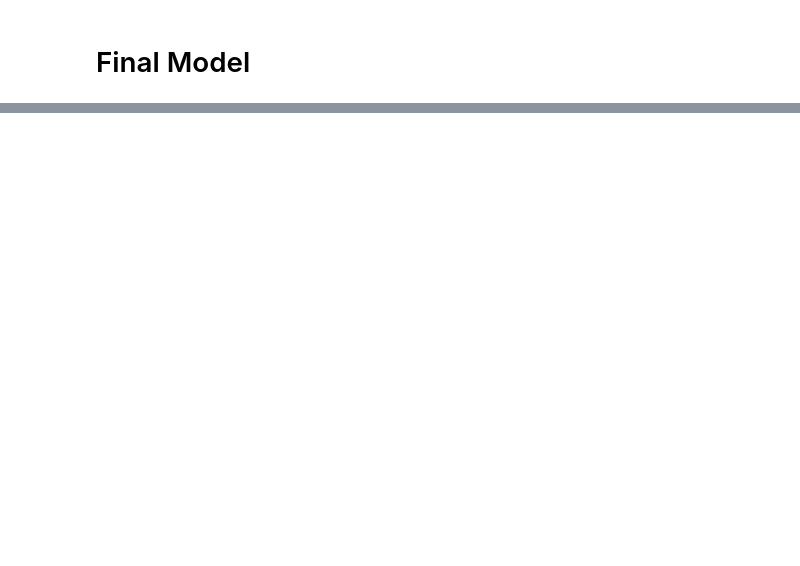
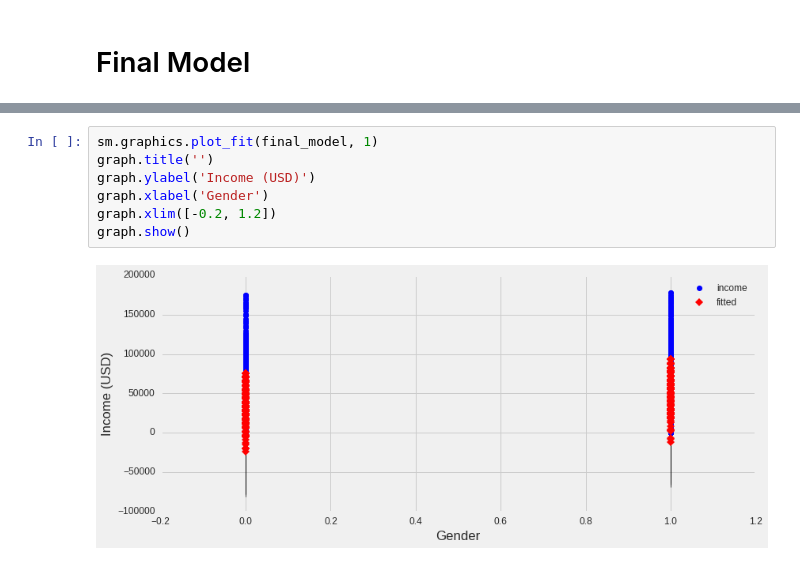
Before and after one commit to arose13/BiolStatsCourse, a Jupyter notebook: EducateR.ipynb, the cells around one changed output, grey strips where cells are left out. Drawn from its saved outputs; the diff is of its cells as text; blank space fills up the shorter version.

```diff
--- a/EducateR.ipynb
+++ b/EducateR.ipynb
@@ -351,0 +416,9 @@ graph.show()
+# %%
+sm.graphics.plot_fit(final_model, 1)
+graph.title('')
+graph.ylabel('Income (USD)')
+graph.xlabel('Gender')
+graph.xlim([-0.2, 1.2])
+graph.show()
+# %% [output]
+[figure, added]
```
Also changed, not shown: parts of 25 cells of this notebook.
